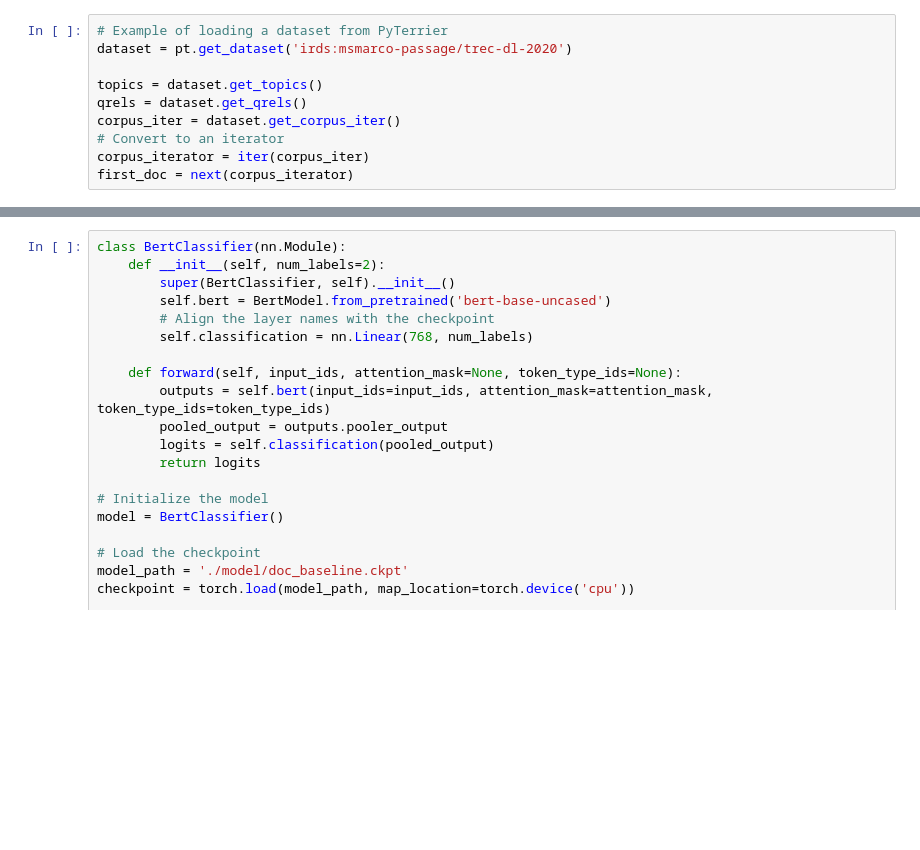
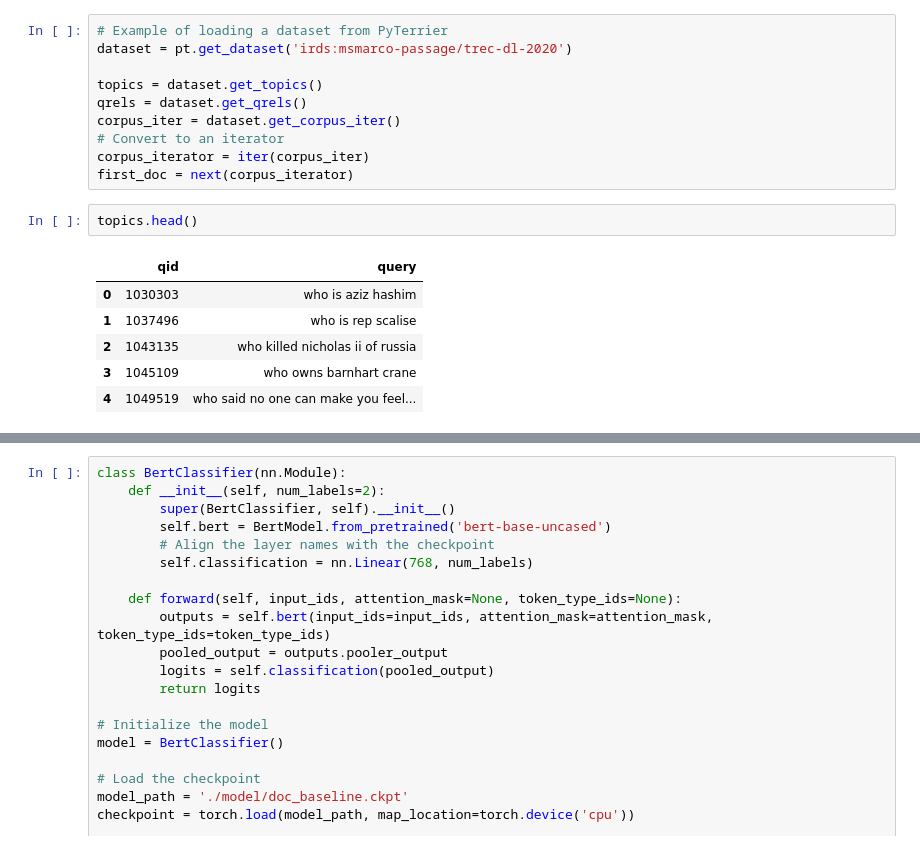
Before and after one commit to zowie128/IR-project, a Jupyter notebook: IR_Project.ipynb, the cells around one changed output, grey strips where cells are left out. Cells and saved outputs as stored; diff of their text form; blank space fills up the shorter version.

```diff
--- a/IR_Project.ipynb
+++ b/IR_Project.ipynb
@@ -50,3 +50,12 @@ corpus_iter = dataset.get_corpus_iter()
 # Convert to an iterator
 corpus_iterator = iter(corpus_iter)
 first_doc = next(corpus_iterator)
+# %%
+topics.head()
+# %% [output]
+|  | qid | query |
+| 0 | 1030303 | who is aziz hashim |
+| 1 | 1037496 | who is rep scalise |
+| 2 | 1043135 | who killed nicholas ii of russia |
+| 3 | 1045109 | who owns barnhart crane |
+| 4 | 1049519 | who said no one can make you feel... |
```
Also changed, not shown: parts of 6 cells of this notebook, 1 other file.
